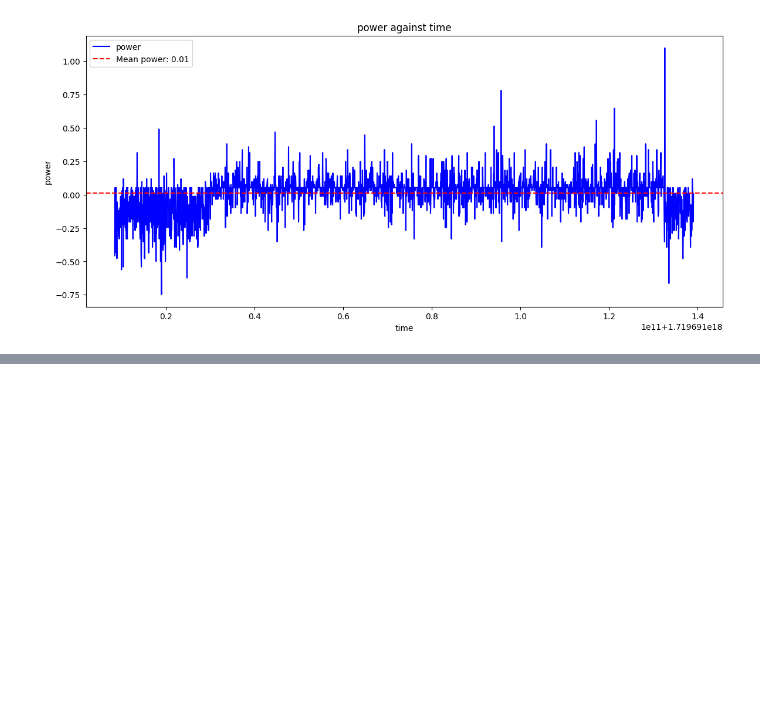
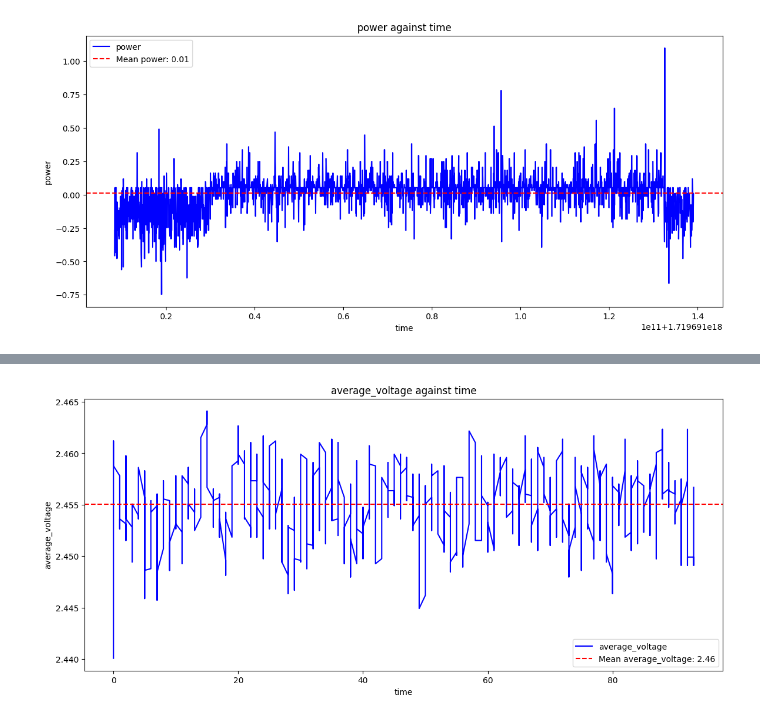
Before and after one commit to ademnea/Powermonitoring, a Jupyter notebook: RaspberryPicoCode/notebook.ipynb, the cells around one changed output, grey strips where cells are left out. Cells and saved outputs as stored; diff of their text form; code cells hidden in the pictures; blank space fills up the shorter version.

```diff
--- a/RaspberryPicoCode/notebook.ipynb
+++ b/RaspberryPicoCode/notebook.ipynb
@@ -141,0 +185,3 @@ plot_variables(df4, 'time', 'power')
+# %%
+df7 = pd.read_csv("C:/Users/mukiibirogers/OneDrive/Documents/Powermonitoring/data/data07.csv")
+df7.head(20)
@@ -141,0 +206,4 @@ plot_variables(df4, 'time', 'power')
+# %%
+plot_variables(df7, 'time', 'average_voltage')
+# %% [output]
+[figure, added]
```
Also changed, not shown: parts of 11 cells of this notebook, 6 other files.
